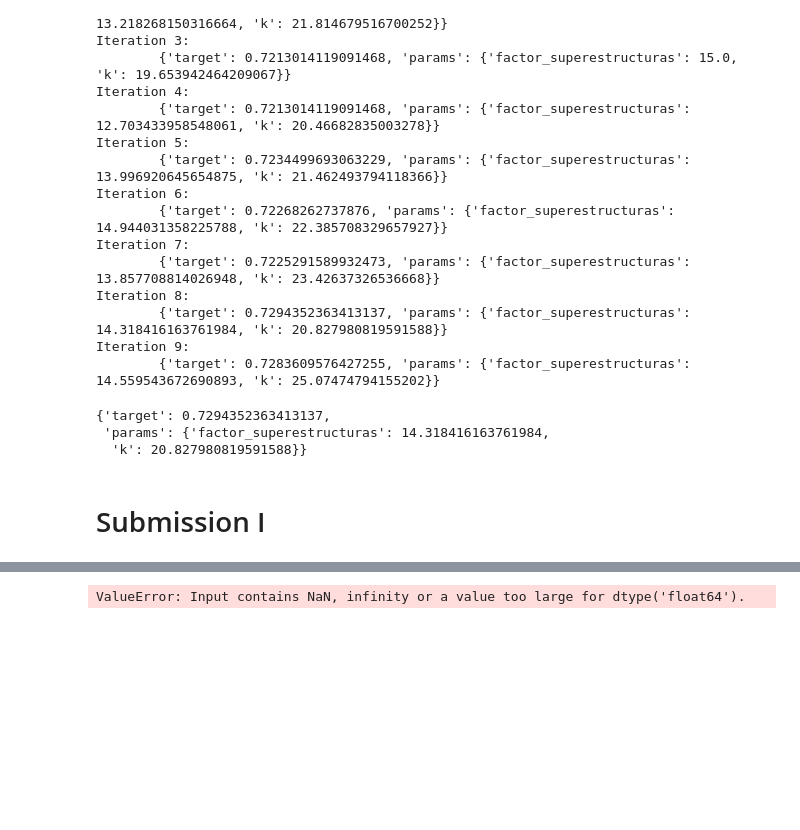
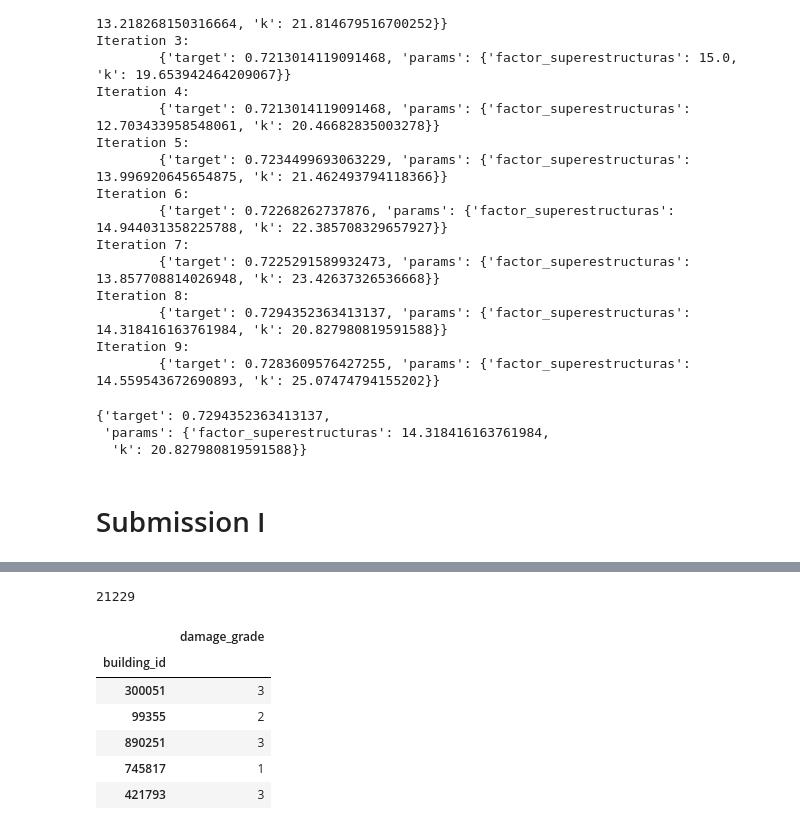
Before and after one commit to GuidoBergman/Datos---TP2-, a Jupyter notebook: KNN.ipynb, the cells around one changed output, grey strips where cells are left out. Saved outputs shown, nothing was run; the diff lists cells and outputs as text; code cells hidden in the pictures; blank space fills up the shorter version.

Commit message:
Hago la primera submission

```diff
--- a/KNN.ipynb
+++ b/KNN.ipynb
@@ -408,14 +408,3 @@ test_values_short = test_values_short[['geo_id', 'count_floors_pre_eq', 'age', '
 # %%
 # Guardo el archivo para despues no tener que repteri todo esto
 test_values_short.to_csv('test_values_short.csv', index=True)
-# %%
-start = time.time()
-factores = np.array([1, 1, 1, 1, 1, 1, 1, 1, 1, 1, 1, 14.318416163761984]).astype('double')
-knn = KNeighborsClassifier(weights="distance",n_neighbors=21,
-    metric=hassanat1, metric_params={'factores':factores})
-knn.fit(train_values_short, train_labels.values.ravel())
-prediction = knn.predict(test_values_short)
-end = time.time()
-print(round(end-start))
-# %% [output]
-ValueError: Input contains NaN, infinity or a value too large for dtype('float64').
@@ -423,0 +411,26 @@ prediction
+# %%
+start = time.time()
+factores = np.array([1, 1, 1, 1, 1, 1, 1, 1, 1, 1, 1, 14.318416163761984]).astype('double')
+knn = KNeighborsClassifier(weights="distance",n_neighbors=21,
+    metric=hassanat1, metric_params={'factores':factores})
+knn.fit(train_values_short, train_labels.values.ravel())
+prediction = knn.predict(test_values_short)
+end = time.time()
+print(round(end-start))
+# %% [output]
+21229
+# %%
+submission_format = pd.read_csv('submission_format.csv', index_col='building_id')
+my_submission = pd.DataFrame(data=prediction,
+                             columns=submission_format.columns,
+                             index=submission_format.index)
+# %%
+my_submission.head()
+# %% [output]
+|  | damage_grade |
+| building_id |  |
+| 300051 | 3 |
+| 99355 | 2 |
+| 890251 | 3 |
+| 745817 | 1 |
+| 421793 | 3 |
```
Also changed, not shown: parts of 12 cells of this notebook, 1 other file.
